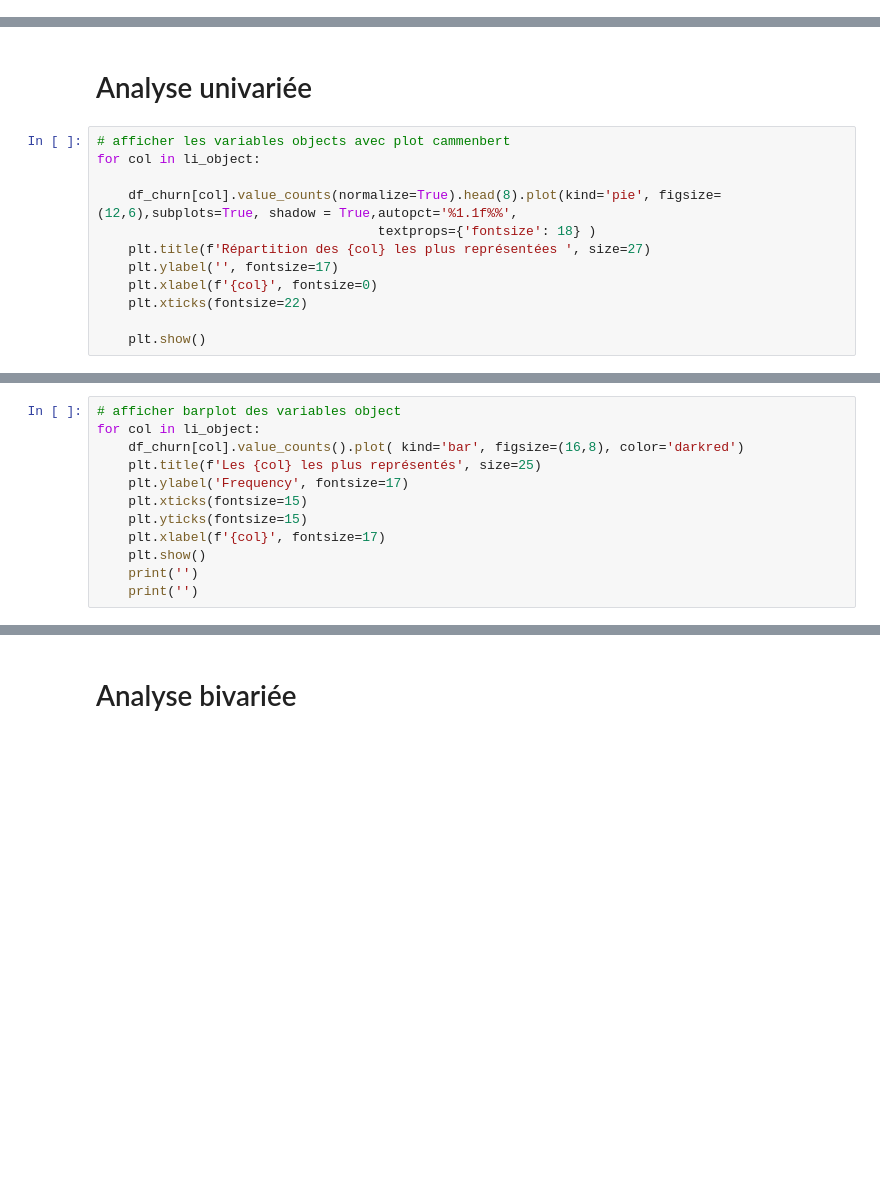
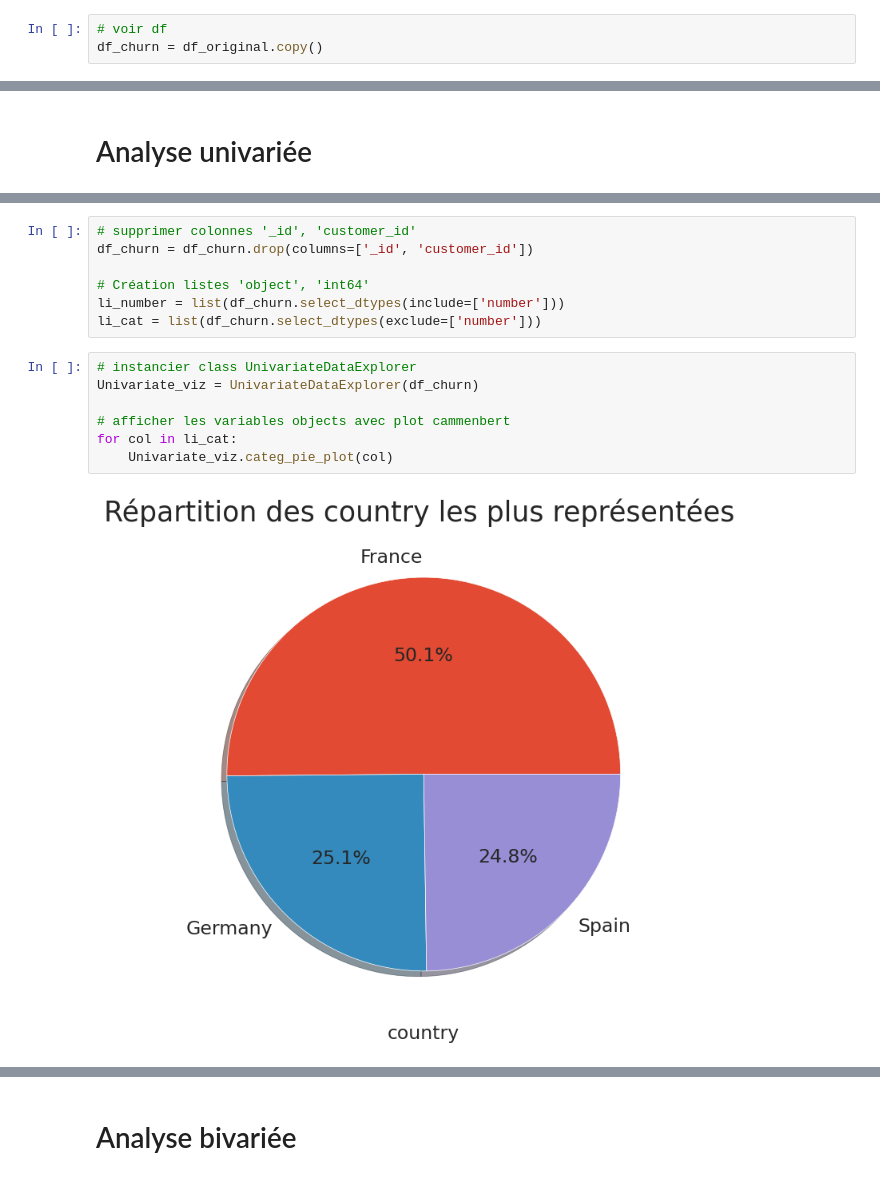
Before and after one commit to swanAI/Churn_bank_docker_pymongo, a Jupyter notebook: notebooks/Churn_analyse.ipynb, the cells around one changed output, grey strips where cells are left out. Saved outputs shown, nothing was run; the diff lists cells and outputs as text; blank space fills up the shorter version.

Commit message:
Ajouts des class pour Data exploration version_1

```diff
--- a/notebooks/Churn_analyse.ipynb
+++ b/notebooks/Churn_analyse.ipynb
@@ -168,0 +413,3 @@ results_pipe.tail()
+# %%
+# voir df
+df_churn = df_original.copy()
@@ -275,14 +504,2 @@ li_object
 # %% [markdown]
 # Analyse univariée
-# %%
-# afficher les variables objects avec plot cammenbert
-for col in li_object:
-
-    df_churn[col].value_counts(normalize=True).head(8).plot(kind='pie', figsize=(12,6),subplots=True, shadow = True,autopct='%1.1f%%',
-                                    textprops={'fontsize': 18} )
-    plt.title(f'Répartition des {col} les plus représentées ', size=27)
-    plt.ylabel('', fontsize=17)
-    plt.xlabel(f'{col}', fontsize=0)
-    plt.xticks(fontsize=22)
-
-    plt.show()
@@ -299,12 +505,0 @@ for col in li_object:
-# %%
-# afficher barplot des variables object
-for col in li_object:
-    df_churn[col].value_counts().plot( kind='bar', figsize=(16,8), color='darkred')
-    plt.title(f'Les {col} les plus représentés', size=25)
-    plt.ylabel('Frequency', fontsize=17)
-    plt.xticks(fontsize=15)
-    plt.yticks(fontsize=15)
-    plt.xlabel(f'{col}', fontsize=17)
-    plt.show()
-    print('')
-    print('')
@@ -320,0 +506,16 @@ for col in li_object:
+# %%
+# supprimer colonnes '_id', 'customer_id'
+df_churn = df_churn.drop(columns=['_id', 'customer_id'])
+
+# Création listes 'object', 'int64'
+li_number = list(df_churn.select_dtypes(include=['number']))
+li_cat = list(df_churn.select_dtypes(exclude=['number']))
+# %%
+# instancier class UnivariateDataExplorer
+Univariate_viz = UnivariateDataExplorer(df_churn)
+
+# afficher les variables objects avec plot cammenbert
+for col in li_cat:
+    Univariate_viz.categ_pie_plot(col)
+# %% [output]
+[figure, added]
```
Also changed, not shown: parts of 37 cells of this notebook.
